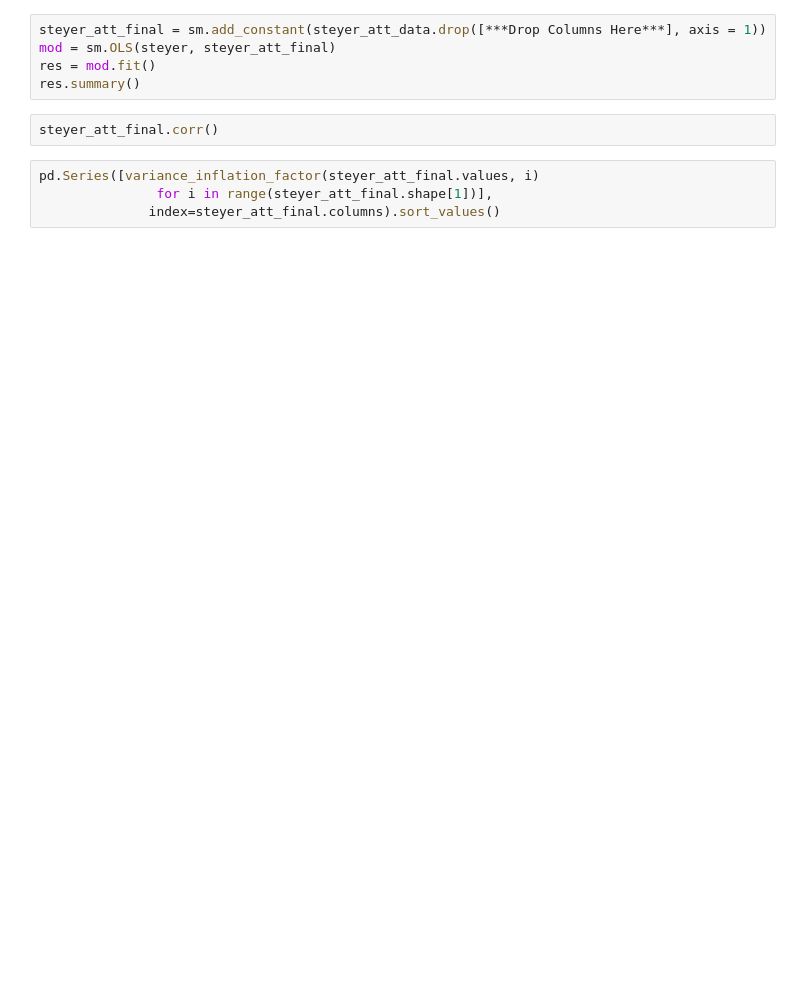
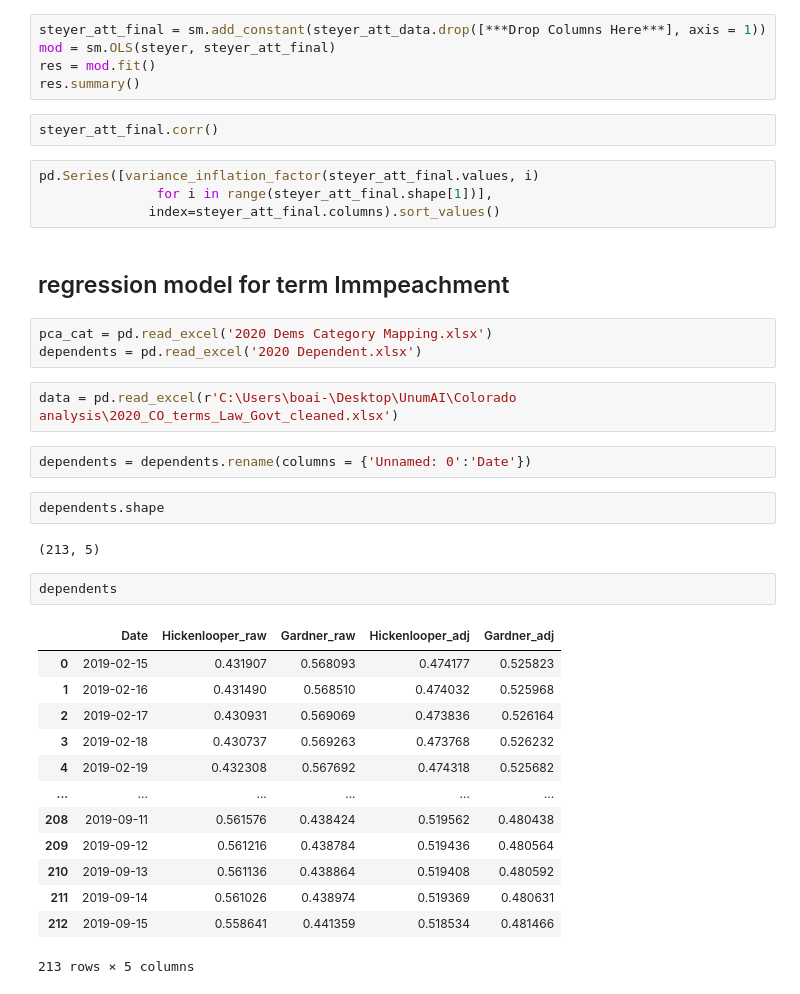
Before and after one commit to Alysialiao/Aly, a Jupyter notebook: RegressionTemplate_Alysia.ipynb, the cells around one changed output. Drawn from its saved outputs; the diff is of its cells as text; blank space fills up the shorter version.

```diff
--- a/RegressionTemplate_Alysia.ipynb
+++ b/RegressionTemplate_Alysia.ipynb
@@ -962,3 +402,32 @@ steyer_att_final.corr()
 pd.Series([variance_inflation_factor(steyer_att_final.values, i)
                for i in range(steyer_att_final.shape[1])],
               index=steyer_att_final.columns).sort_values()
+# %% [markdown]
+## regression model for term Immpeachment
+# %%
+pca_cat = pd.read_excel('2020 Dems Category Mapping.xlsx')
+dependents = pd.read_excel('2020 Dependent.xlsx')
+# %%
+data = pd.read_excel(r'C:\Users\boai-\Desktop\UnumAI\Colorado analysis\2020_CO_terms_Law_Govt_cleaned.xlsx')
+# %%
+dependents = dependents.rename(columns = {'Unnamed: 0':'Date'})
+# %%
+dependents.shape
+# %% [output]
+(213, 5)
+# %%
+dependents
+# %% [output]
+|  | Date | Hickenlooper_raw | Gardner_raw | Hickenlooper_adj | Gardner_adj |
+| 0 | 2019-02-15 | 0.431907 | 0.568093 | 0.474177 | 0.525823 |
+| 1 | 2019-02-16 | 0.431490 | 0.568510 | 0.474032 | 0.525968 |
+| 2 | 2019-02-17 | 0.430931 | 0.569069 | 0.473836 | 0.526164 |
+| 3 | 2019-02-18 | 0.430737 | 0.569263 | 0.473768 | 0.526232 |
+| 4 | 2019-02-19 | 0.432308 | 0.567692 | 0.474318 | 0.525682 |
+| ... | ... | ... | ... | ... | ... |
+| 208 | 2019-09-11 | 0.561576 | 0.438424 | 0.519562 | 0.480438 |
+| 209 | 2019-09-12 | 0.561216 | 0.438784 | 0.519436 | 0.480564 |
+| 210 | 2019-09-13 | 0.561136 | 0.438864 | 0.519408 | 0.480592 |
+| 211 | 2019-09-14 | 0.561026 | 0.438974 | 0.519369 | 0.480631 |
+| 212 | 2019-09-15 | 0.558641 | 0.441359 | 0.518534 | 0.481466 |
+213 rows × 5 columns
```
Also changed, not shown: parts of 70 cells of this notebook.
